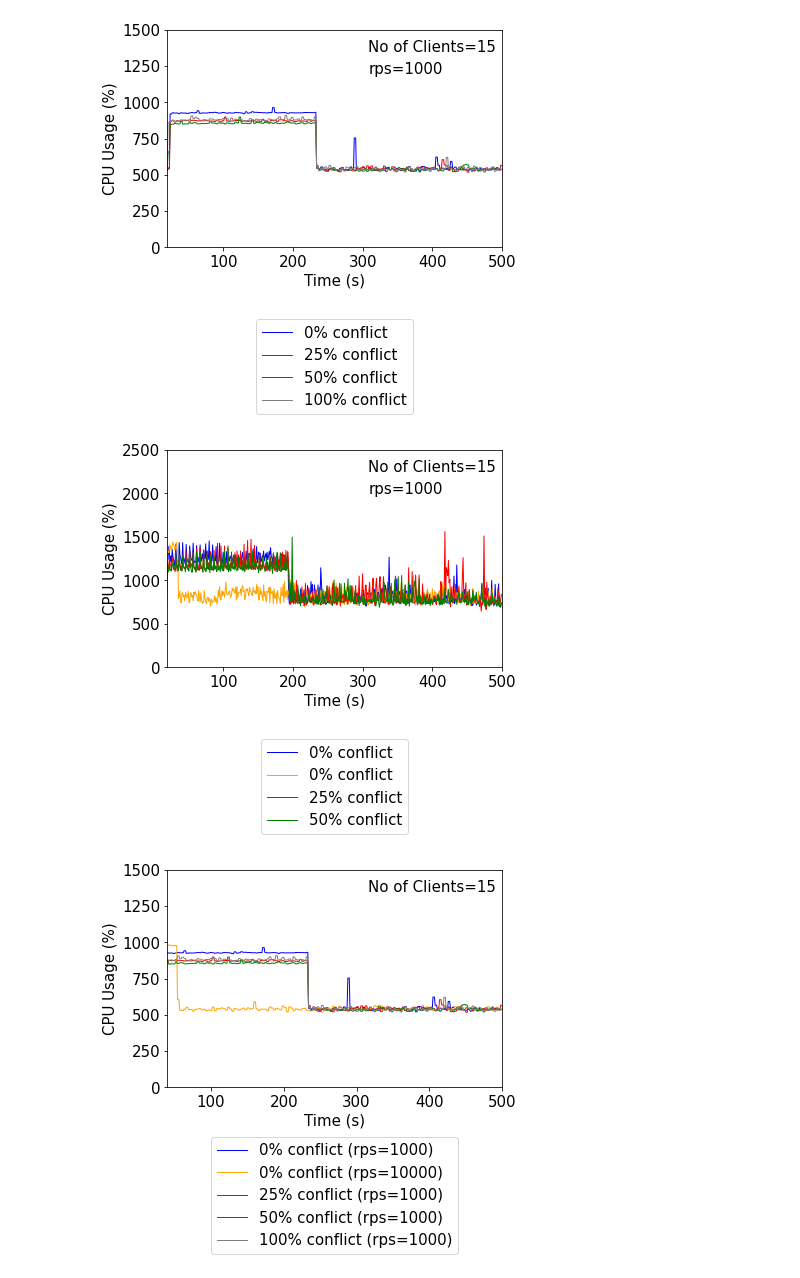
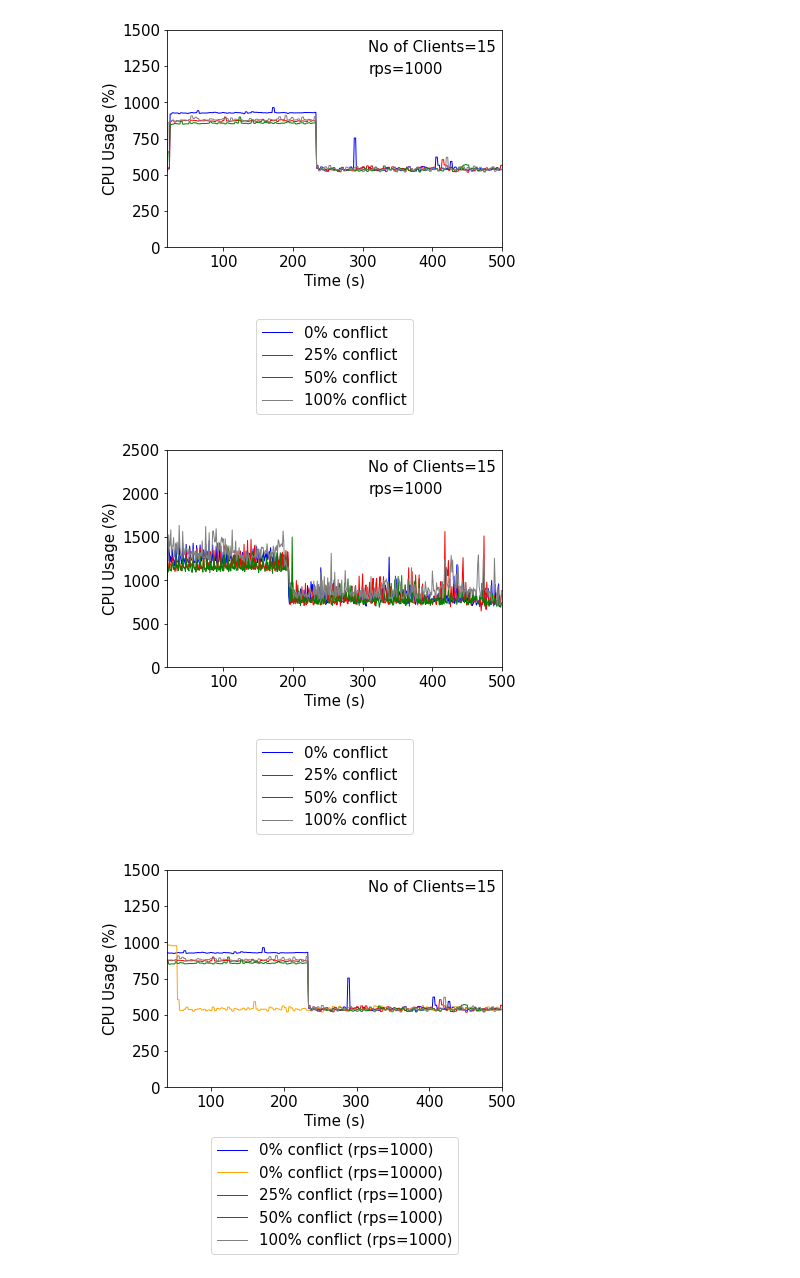
Before and after one commit to Santa-Maria-Shithil/EESYSTEM_TOC, a Jupyter notebook: scripts/All_Figure-Conflict.ipynb, the cells around one changed output. Cells and saved outputs as stored; diff of their text form; code cells hidden in the pictures.

```diff
--- a/scripts/All_Figure-Conflict.ipynb
+++ b/scripts/All_Figure-Conflict.ipynb
@@ -359,36 +359,36 @@ SMALL_SIZE = 15
 MEDIUM_SIZE = 10
 BIGGER_SIZE = 12
 
 plt.rc('font', size=SMALL_SIZE)          # controls default text sizes
 plt.rc('axes', titlesize=SMALL_SIZE)     # fontsize of the axes title
 plt.rc('axes', labelsize=SMALL_SIZE)    # fontsize of the x and y labels
 plt.rc('xtick', labelsize=SMALL_SIZE)    # fontsize of the tick labels
 plt.rc('ytick', labelsize=SMALL_SIZE)    # fontsize of the tick labels
 plt.rc('legend', fontsize=SMALL_SIZE)    # legend fontsize
 plt.rc('figure', titlesize=SMALL_SIZE)
 
 
 
 
 plt.plot(x1, y1, color='blue', linestyle='solid', linewidth = 1, label='0% conflict')
-plt.plot(x5, y5, color='orange', linestyle='solid', linewidth = 1, label='0% conflict')
+#plt.plot(x5, y5, color='orange', linestyle='solid', linewidth = 1, label='0% conflict')
 plt.plot(x2, y2, color='red', linestyle='solid', linewidth = 1, label='25% conflict')
 plt.plot(x3, y3, color='green', linestyle='solid', linewidth = 1, label='50% conflict')
-#plt.plot(x4, y4, color='gray', linestyle='solid', linewidth = 1, label='100% conflict')
+plt.plot(x4, y4, color='gray', linestyle='solid', linewidth = 1, label='100% conflict')
 
 plt.annotate('No of Clients=15', xy = (0.6, 0.9), xycoords='axes fraction')
 plt.annotate('rps=1000', xy = (0.6, 0.8), xycoords='axes fraction')
 
 
 plt.xlabel('Time (s)')
 plt.ylabel('CPU Usage (%)')
 
 #plt.title('Overall CPU Usage of Server Machine with Different Amount of Conflict', y=-0.9)
 
 plt.legend(loc="lower center", bbox_to_anchor=(0.5, -0.8));
 plt.show()
 # %% [output]
-[figure, old version]
+[figure, new version]
 # %%
 import matplotlib.pyplot as plt
 import numpy as np
```
Also changed, not shown: parts of 1 cell of this notebook, 2 other files.
